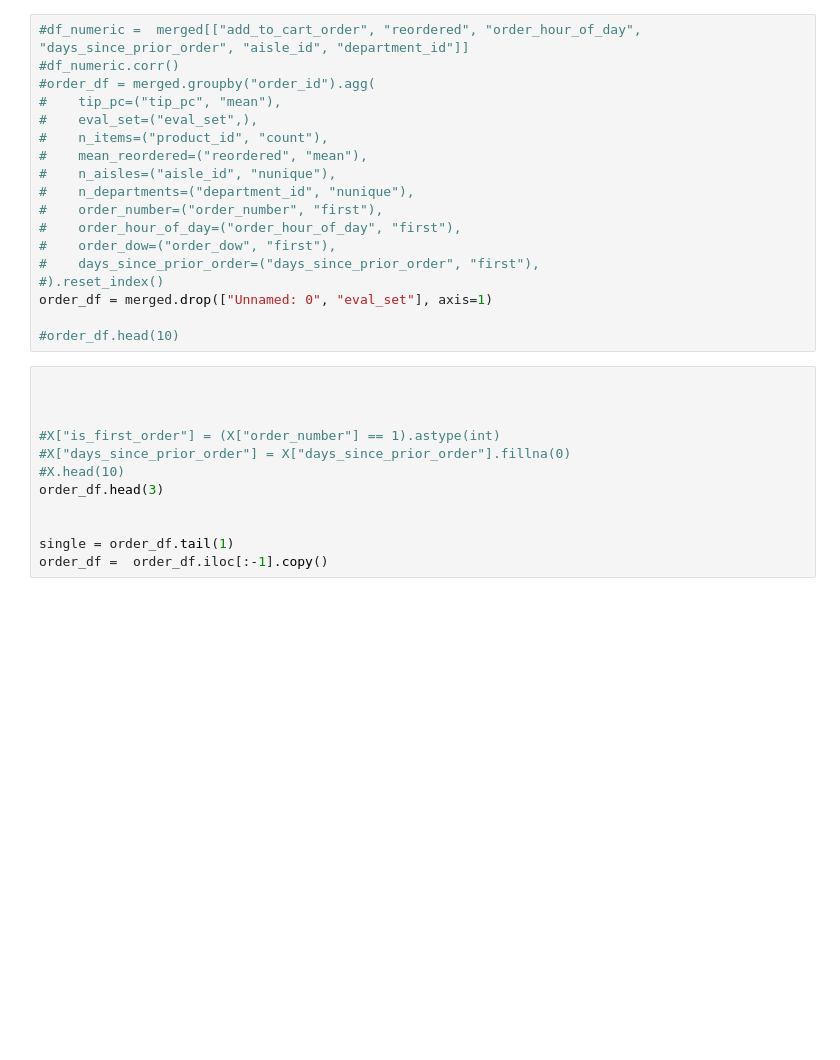
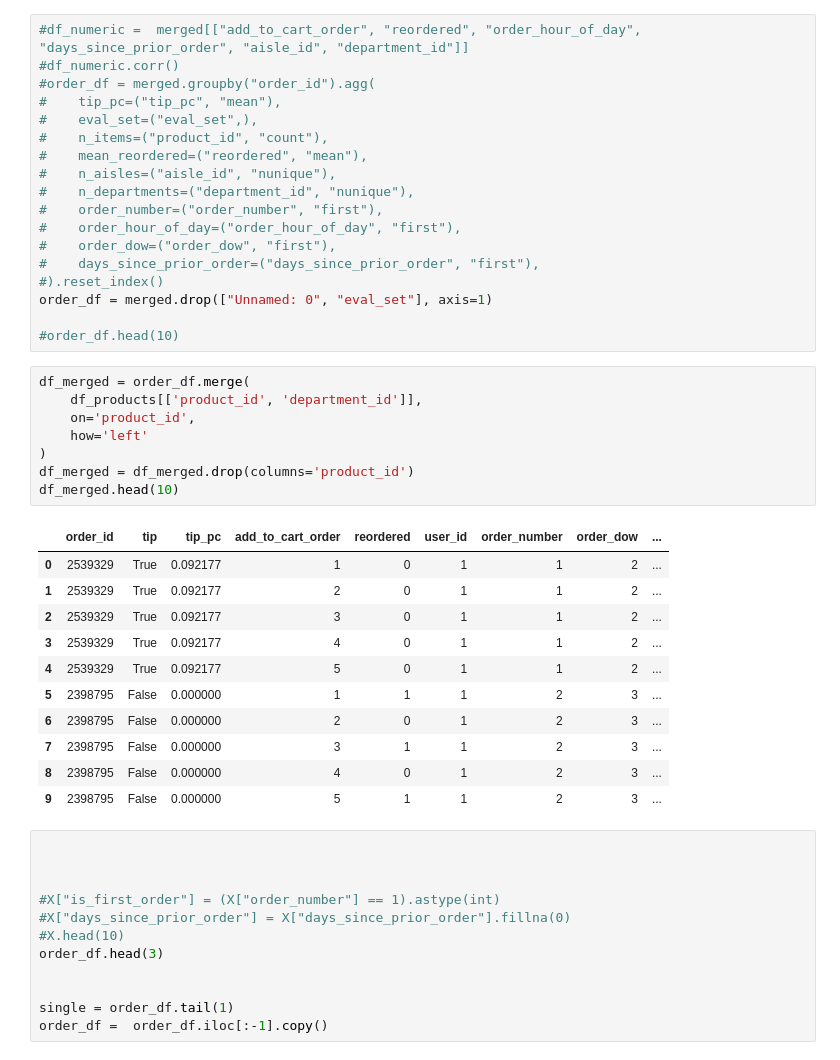
Before and after one commit to Chemmic/DataScience, a Jupyter notebook: data_science_project_aufgabe2.ipynb, the cells around one changed output. Cells and saved outputs as stored; diff of their text form; blank space fills up the shorter version.

```diff
--- a/data_science_project_aufgabe2.ipynb
+++ b/data_science_project_aufgabe2.ipynb
@@ -161,6 +195,26 @@ display(merged.head(1))
 order_df = merged.drop(["Unnamed: 0", "eval_set"], axis=1)
 
 #order_df.head(10)
+# %%
+df_merged = order_df.merge(
+    df_products[['product_id', 'department_id']],
+    on='product_id',
+    how='left'
+)
+df_merged = df_merged.drop(columns='product_id')
+df_merged.head(10)
+# %% [output]
+|  | order_id | tip | tip_pc | add_to_cart_order | reordered | user_id | order_number | order_dow | ... |
+| 0 | 2539329 | True | 0.092177 | 1 | 0 | 1 | 1 | 2 | ... |
+| 1 | 2539329 | True | 0.092177 | 2 | 0 | 1 | 1 | 2 | ... |
+| 2 | 2539329 | True | 0.092177 | 3 | 0 | 1 | 1 | 2 | ... |
+| 3 | 2539329 | True | 0.092177 | 4 | 0 | 1 | 1 | 2 | ... |
+| 4 | 2539329 | True | 0.092177 | 5 | 0 | 1 | 1 | 2 | ... |
+| 5 | 2398795 | False | 0.000000 | 1 | 1 | 1 | 2 | 3 | ... |
+| 6 | 2398795 | False | 0.000000 | 2 | 0 | 1 | 2 | 3 | ... |
+| 7 | 2398795 | False | 0.000000 | 3 | 1 | 1 | 2 | 3 | ... |
+| 8 | 2398795 | False | 0.000000 | 4 | 0 | 1 | 2 | 3 | ... |
+| 9 | 2398795 | False | 0.000000 | 5 | 1 | 1 | 2 | 3 | ... |
 # %%
 
 
```
Also changed, not shown: parts of 2 cells of this notebook.
